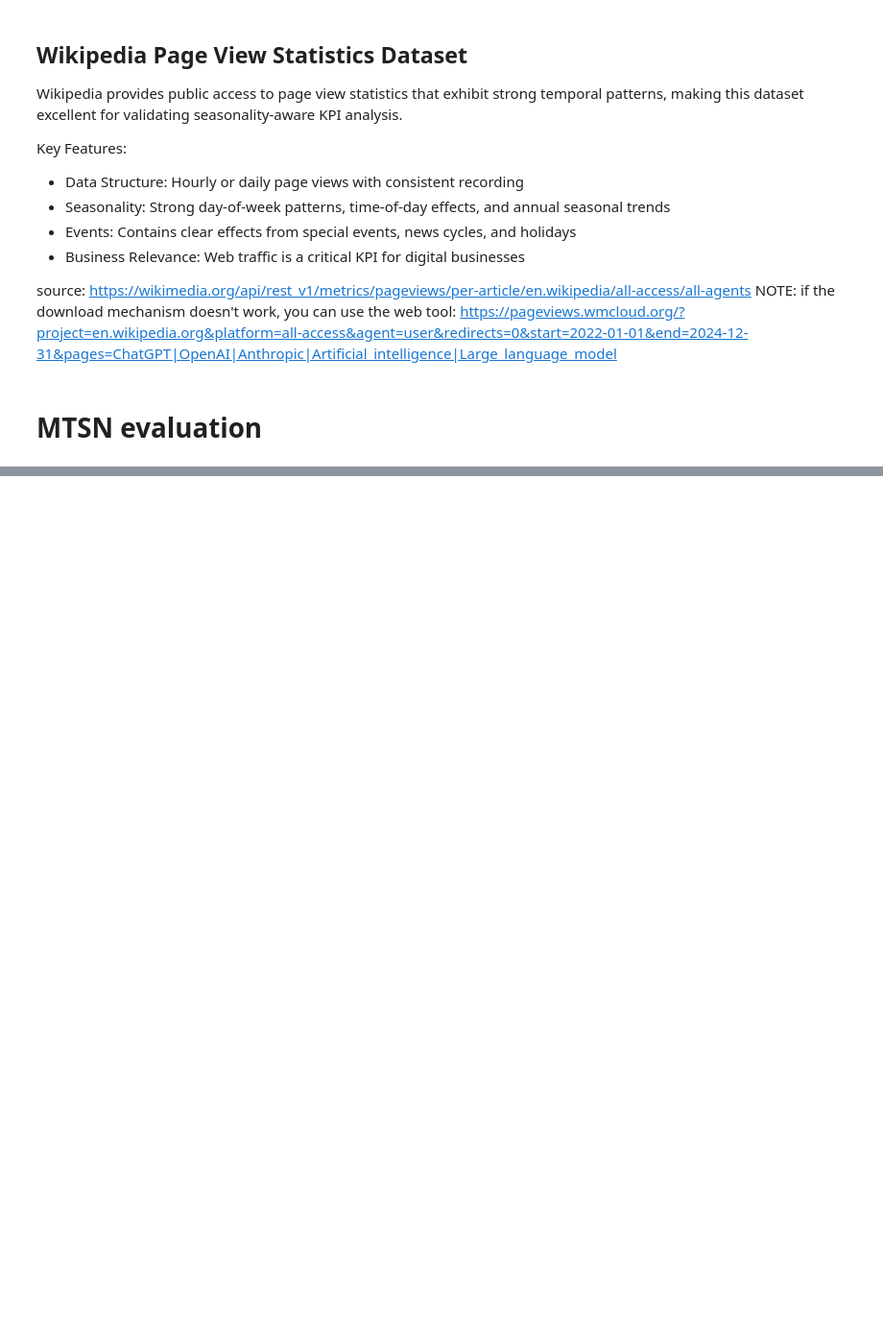
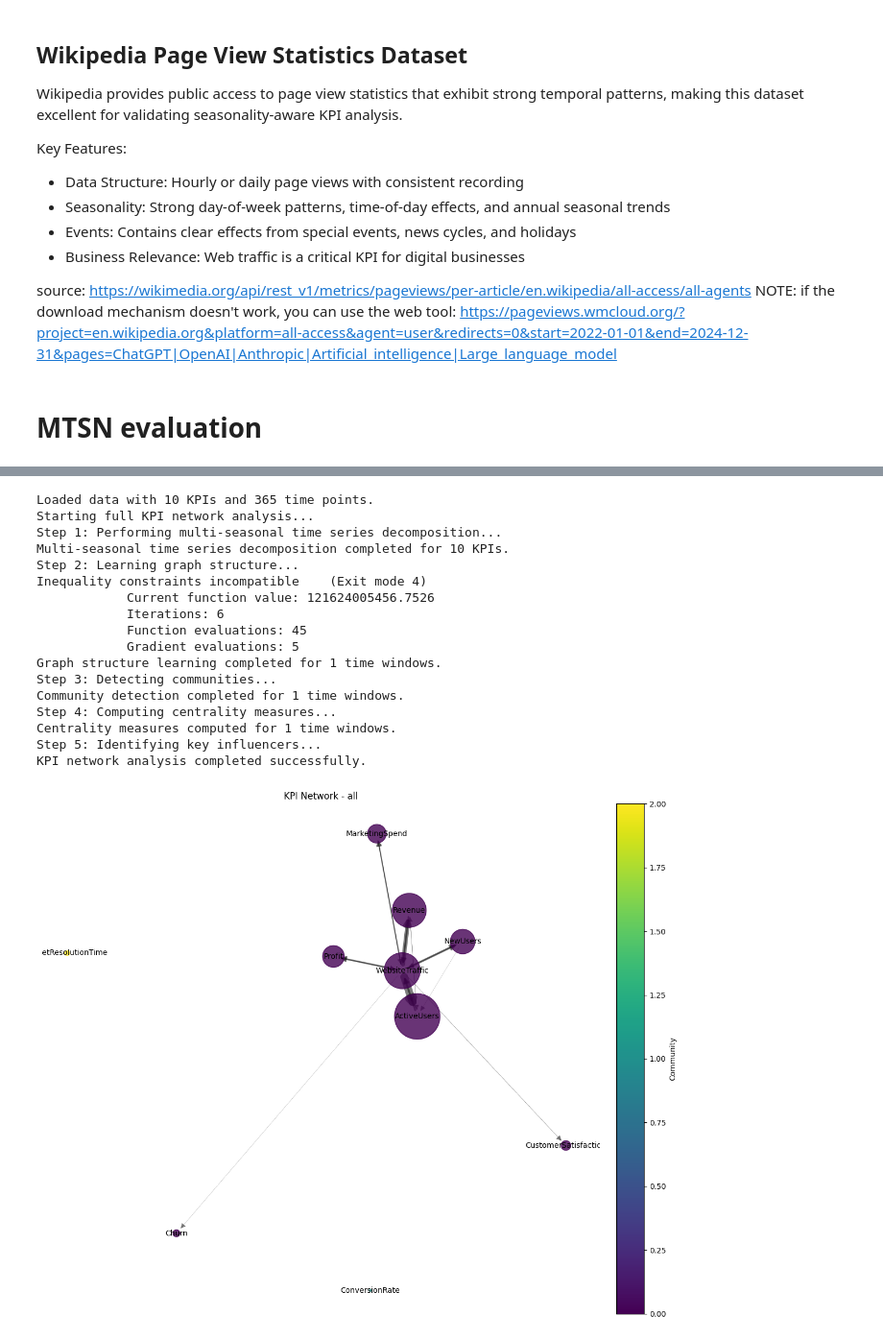
Before and after one commit to witlox/mtsn, a Jupyter notebook: mtsn.ipynb, the cells around one changed output, grey strips where cells are left out. Shown at 96% size. Drawn from its saved outputs; the diff is of its cells as text; code cells hidden in the pictures; blank space fills up the shorter version.

Commit message:
updated structure

```diff
--- a/mtsn.ipynb
+++ b/mtsn.ipynb
@@ -328,0 +368,79 @@ Prophet   1.279821   1.578938   1.684947   2.078749
+# %%
+# Generate synthetic KPI data for demonstration
+np.random.seed(42)
+dates = pd.date_range(start="2020-01-01", periods=365, freq="D")
+
+# Create seasonal patterns and trends
+def generate_kpi(base_level, trend_slope, seasonal_amp, noise_level, dates):
+    n = len(dates)
+    trend = base_level + trend_slope * np.arange(n)
+
+    # Create multiple seasonal patterns (daily, weekly, monthly)
+    daily_seasonal = (
+        seasonal_amp * 0.3 * np.sin(2 * np.pi * np.arange(n) / 7)
+    )  # Weekly pattern
+    monthly_seasonal = seasonal_amp * np.sin(
+        2 * np.pi * np.arange(n) / 30
+    )  # Monthly pattern
+    quarterly_seasonal = (
+        seasonal_amp * 0.5 * np.sin(2 * np.pi * np.arange(n) / 90)
+    )  # Quarterly pattern
+
+    seasonal = daily_seasonal + monthly_seasonal + quarterly_seasonal
+    noise = noise_level * np.random.randn(n)
+    return trend + seasonal + noise
+
+# Generate 10 KPIs with different characteristics
+data = {
+    "date": dates,
+    "Revenue": generate_kpi(1000, 0.5, 100, 20, dates),
+    "Profit": generate_kpi(400, 0.2, 50, 15, dates),
+    "CustomerSatisfaction": generate_kpi(85, 0.01, 5, 2, dates),
+    "NewUsers": generate_kpi(500, 0.3, 80, 30, dates),
+    "ActiveUsers": generate_kpi(2000, 0.1, 200, 50, dates),
+    "Churn": generate_kpi(50, -0.02, 10, 5, dates),
+    "TicketResolutionTime": generate_kpi(24, -0.01, 4, 2, dates),
+    "MarketingSpend": generate_kpi(300, 0.1, 60, 20, dates),
+    "WebsiteTraffic": generate_kpi(10000, 5, 1000, 200, dates),
+    "ConversionRate": generate_kpi(3, 0.001, 0.5, 0.1, dates),
+}
+
+df = pd.DataFrame(data)
+
+# Initialize and run the KPI Network Analyzer
+analyzer = MTSN(alpha=0.1, beta=0.1, gamma=0.1)
+analyzer.load_data(df, date_column="date")
+
+# Run full analysis with multiple seasonal periods
+results = analyzer.run_full_analysis(periods=[7, 30, 90], n_communities=3)
+
+# Visualize the results
+visualize_kpi_network(analyzer, show_communities=True)
+visualize_seasonal_patterns(analyzer, num_kpis=5)
+visualize_centrality_distribution(analyzer, centrality_type="eigenvector")
+
+# Print key influencers
+print("\nKey Influencer KPIs:")
+for window, influencers in results["key_influencers"].items():
+    print(f"\nWindow: {window}")
+    for kpi, value in influencers:
+        print(f"  {kpi}: {value:.4f}")
+# %% [output]
+Loaded data with 10 KPIs and 365 time points.
+Starting full KPI network analysis...
+Step 1: Performing multi-seasonal time series decomposition...
+Multi-seasonal time series decomposition completed for 10 KPIs.
+Step 2: Learning graph structure...
+Inequality constraints incompatible    (Exit mode 4)
+            Current function value: 121624005456.7526
+            Iterations: 6
+            Function evaluations: 45
+            Gradient evaluations: 5
+Graph structure learning completed for 1 time windows.
+Step 3: Detecting communities...
+Community detection completed for 1 time windows.
+Step 4: Computing centrality measures...
+Centrality measures computed for 1 time windows.
+Step 5: Identifying key influencers...
+KPI network analysis completed successfully.
+[figure, added]
```
Also changed, not shown: parts of 7 cells of this notebook, 2 other files.
